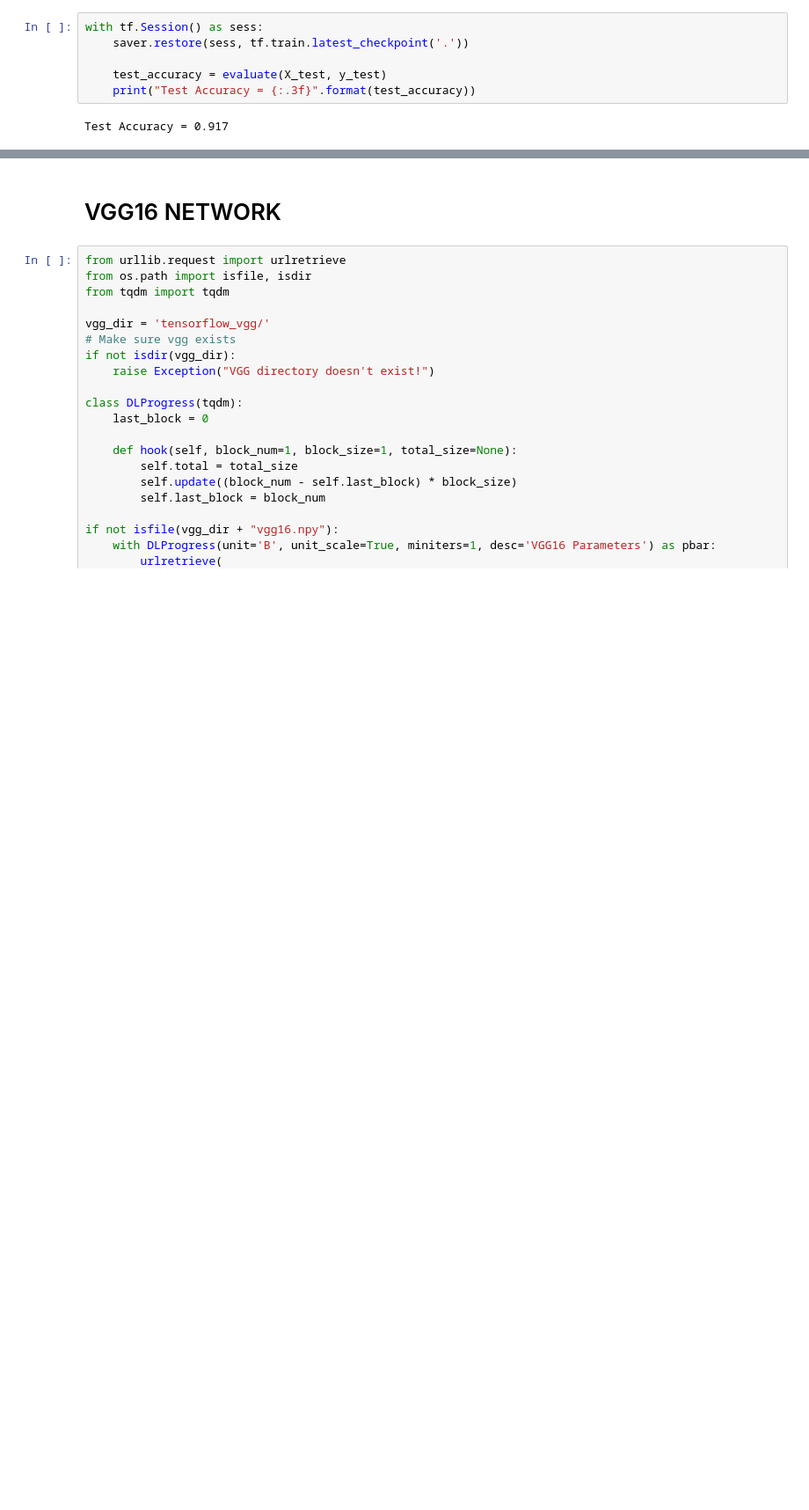
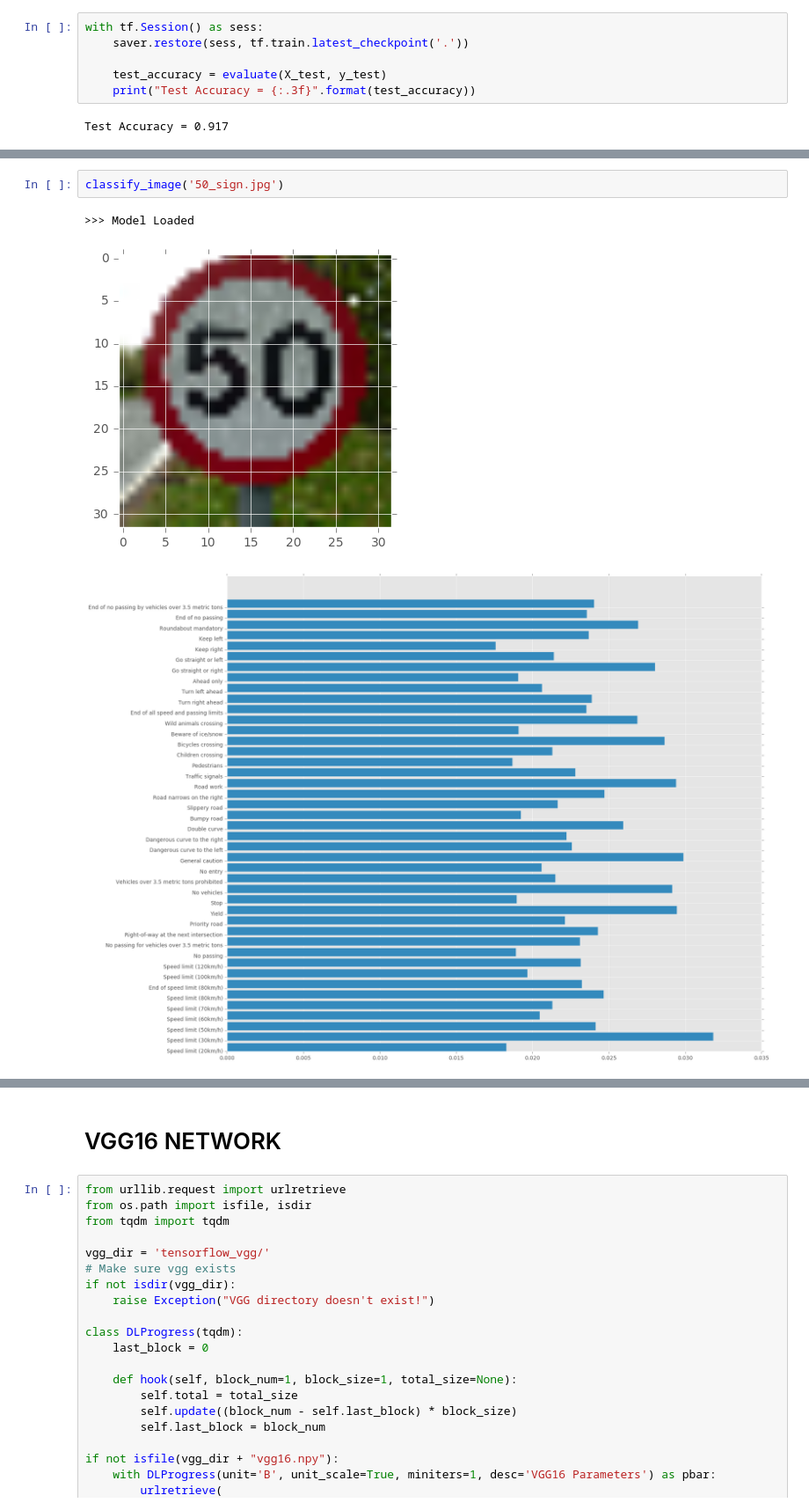
Before and after one commit to andrewszwec/proj2-traffic-sign-classifier, a Jupyter notebook: traffic_sign_classifier_conv.ipynb, the cells around one changed output, grey strips where cells are left out. Shown at 88% size. Drawn from its saved outputs; the diff is of its cells as text; blank space fills up the shorter version.

```diff
--- a/traffic_sign_classifier_conv.ipynb
+++ b/traffic_sign_classifier_conv.ipynb
@@ -324,0 +373,6 @@ Test Accuracy = 0.917
+# %%
+classify_image('50_sign.jpg')
+# %% [output]
+>>> Model Loaded
+[figure, added]
+[figure, added]
```
Also changed, not shown: parts of 23 cells of this notebook, 6 other files.
